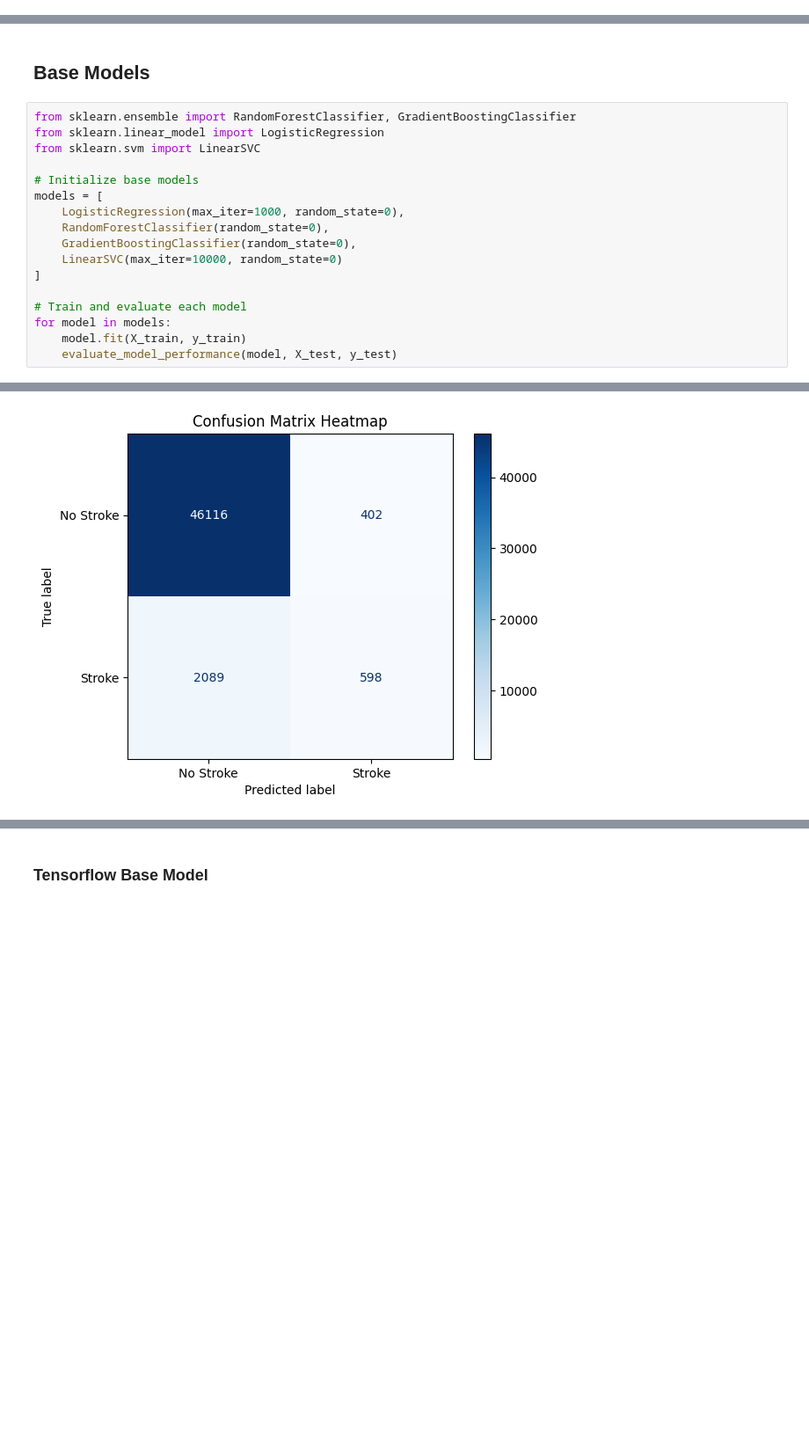
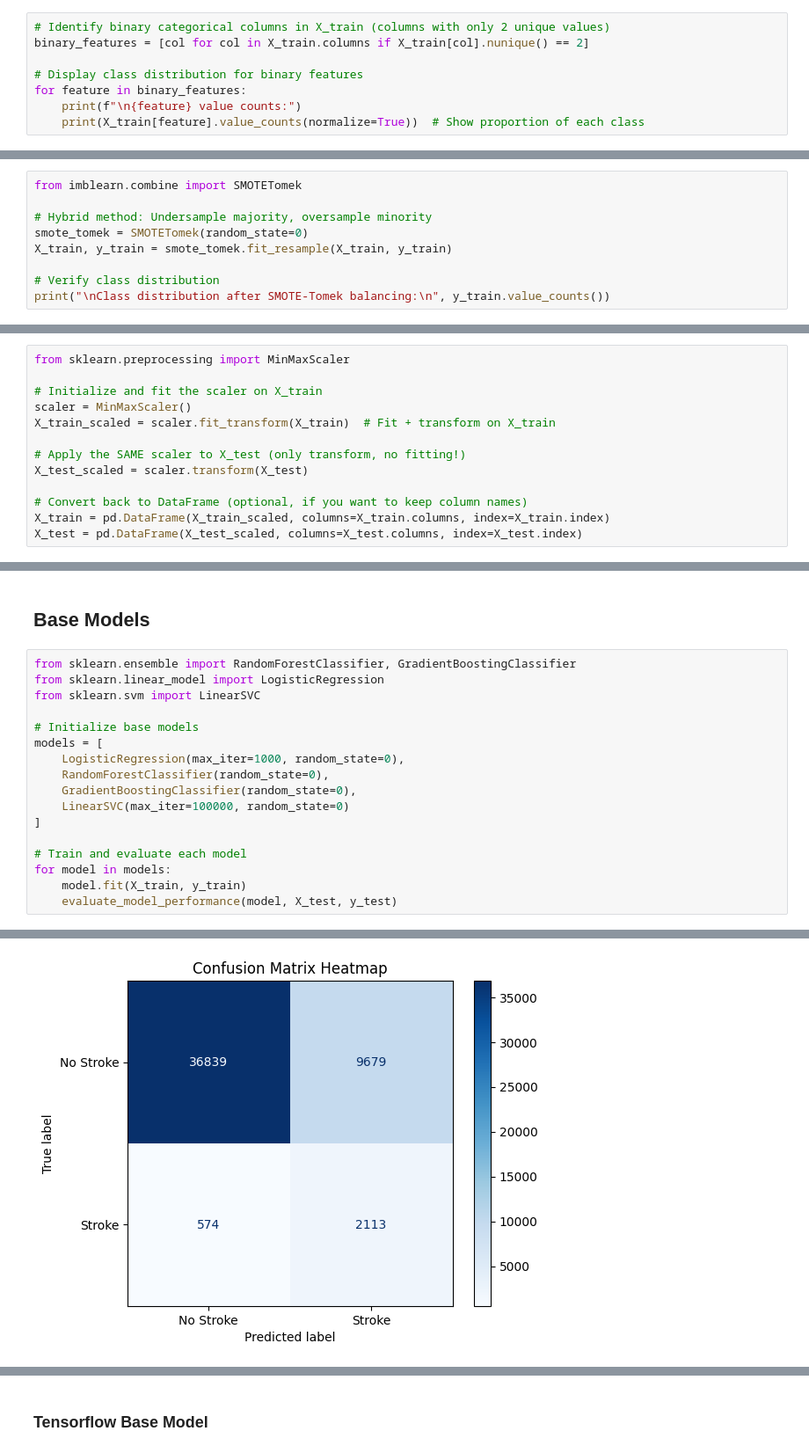
Before and after one commit to johnpospisil/heart-disease, a Jupyter notebook: heart-disease-prediction.ipynb, the cells around one changed output, grey strips where cells are left out. Shown at 88% size. Cells and saved outputs as stored; diff of their text form; blank space fills up the shorter version.

```diff
--- a/heart-disease-prediction.ipynb
+++ b/heart-disease-prediction.ipynb
@@ -869,0 +866,8 @@ X_test shape: (49205, 14)
+# %%
+# Identify binary categorical columns in X_train (columns with only 2 unique values)
+binary_features = [col for col in X_train.columns if X_train[col].nunique() == 2]
+
+# Display class distribution for binary features
+for feature in binary_features:
+    print(f"\n{feature} value counts:")
+    print(X_train[feature].value_counts(normalize=True))  # Show proportion of each class
@@ -869,0 +892,9 @@ X_test shape: (49205, 14)
+# %%
+from imblearn.combine import SMOTETomek
+
+# Hybrid method: Undersample majority, oversample minority
+smote_tomek = SMOTETomek(random_state=0)
+X_train, y_train = smote_tomek.fit_resample(X_train, y_train)
+
+# Verify class distribution
+print("\nClass distribution after SMOTE-Tomek balancing:\n", y_train.value_counts())
@@ -881,3 +909,16 @@ df[numeric_cols] = scaler.fit_transform(df[numeric_cols])
+# %%
+from sklearn.preprocessing import MinMaxScaler
+
+# Initialize and fit the scaler on X_train
+scaler = MinMaxScaler()
+X_train_scaled = scaler.fit_transform(X_train)  # Fit + transform on X_train
+
+# Apply the SAME scaler to X_test (only transform, no fitting!)
+X_test_scaled = scaler.transform(X_test)
+
+# Convert back to DataFrame (optional, if you want to keep column names)
+X_train = pd.DataFrame(X_train_scaled, columns=X_train.columns, index=X_train.index)
+X_test = pd.DataFrame(X_test_scaled, columns=X_test.columns, index=X_test.index)
 # %%
 X_train.head()
 # %% [output]
@@ -981,7 +1031,7 @@ models = [
     LogisticRegression(max_iter=1000, random_state=0),
     RandomForestClassifier(random_state=0),
     GradientBoostingClassifier(random_state=0),
-    LinearSVC(max_iter=10000, random_state=0)
+    LinearSVC(max_iter=100000, random_state=0)
 ]
 
 # Train and evaluate each model
@@ -1039 +1089 @@ weighted avg       0.94      0.95      0.94     49205
-[figure, old version]
+[figure, new version]
```
Also changed, not shown: parts of 36 cells of this notebook.
